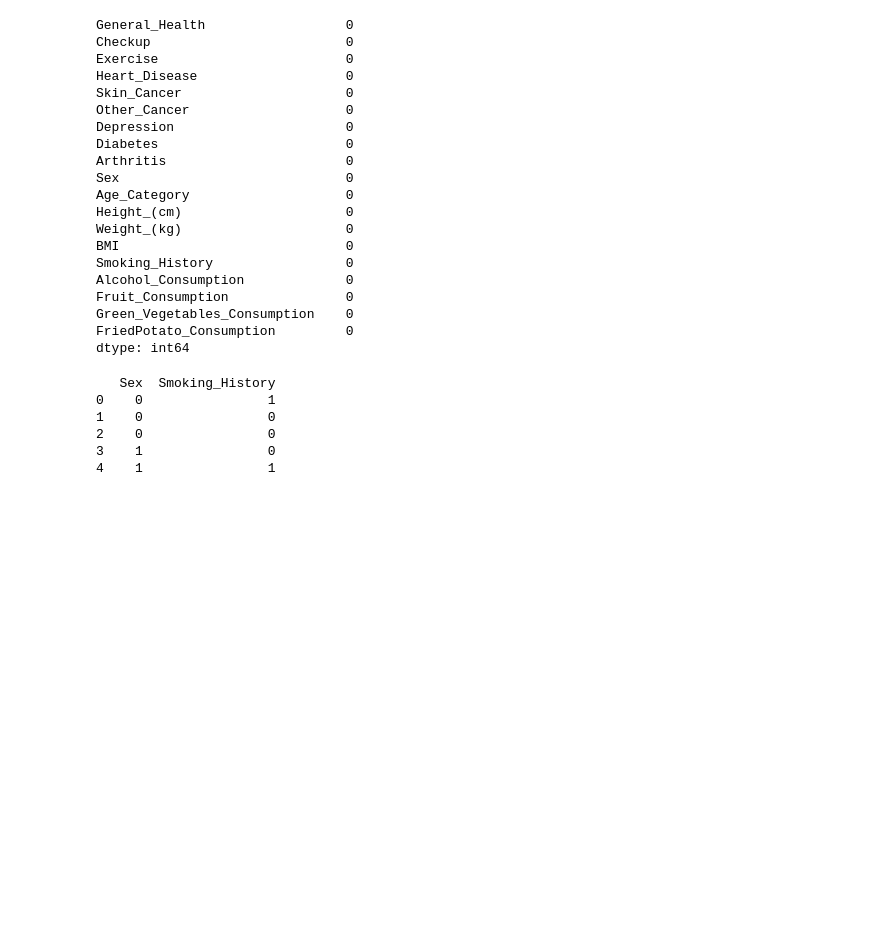
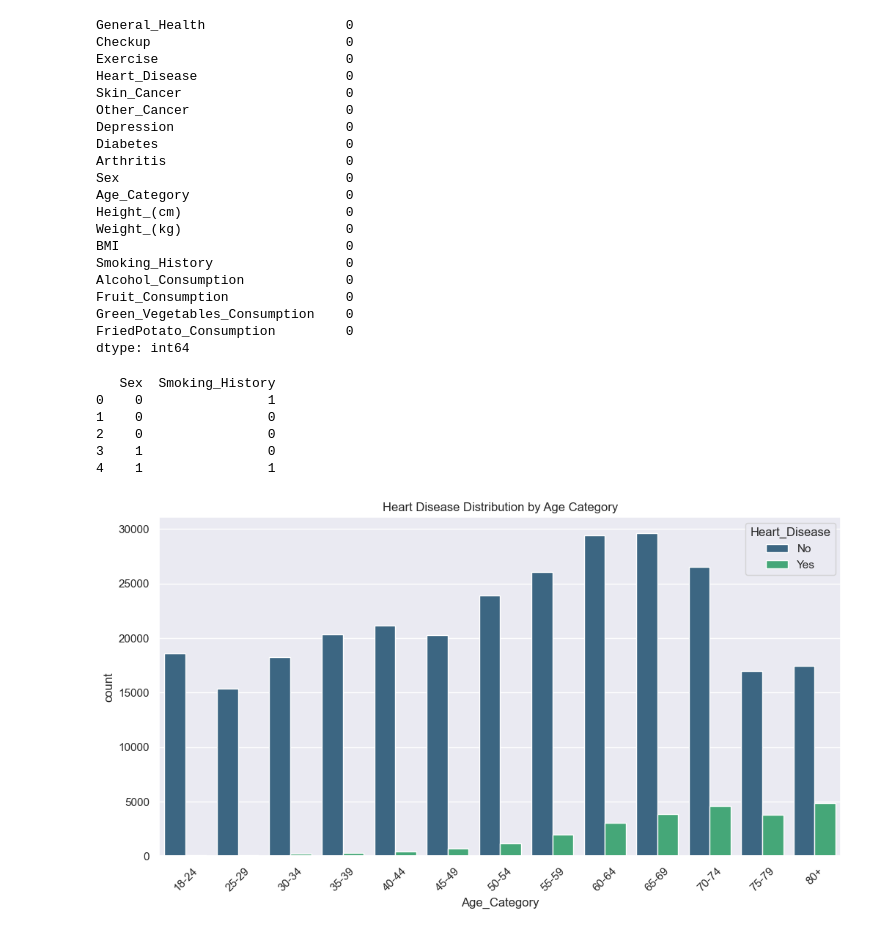
Before and after one commit to LEI-122689/Projeto_DECD, a Jupyter notebook: Data Understanding.ipynb, the cells around one changed output. Saved outputs shown, nothing was run; the diff lists cells and outputs as text; code cells hidden in the pictures; blank space fills up the shorter version.

```diff
--- a/Data Understanding.ipynb
+++ b/Data Understanding.ipynb
@@ -96,3 +97,20 @@ print(df[['Sex', 'Smoking_History']].head())
 2    0                0
 3    1                0
 4    1                1
+# %%
+age_order = sorted(df['Age_Category'].unique())
+
+plt.figure(figsize=(12, 6))
+sns.countplot(
+    data=df,
+    x='Age_Category',
+    hue='Heart_Disease',
+    order=age_order,
+    palette='viridis'
+)
+
+plt.title('Heart Disease Distribution by Age Category')
+plt.xticks(rotation=45)
+plt.show()
+# %% [output]
+[figure, added]
```
Also changed, not shown: parts of 11 cells of this notebook.
